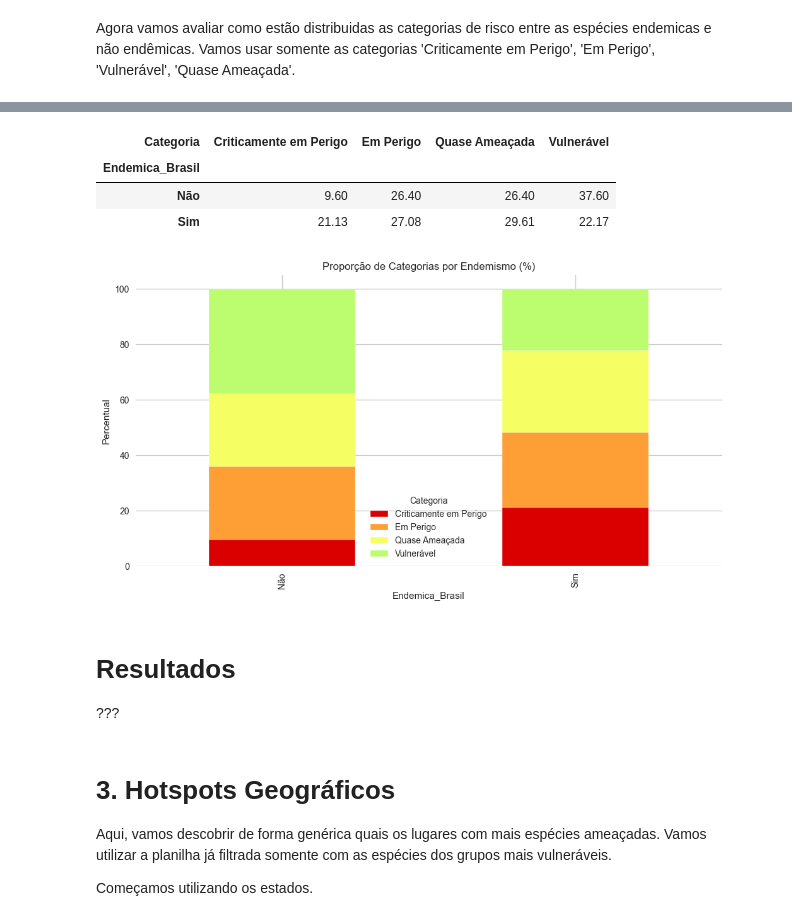
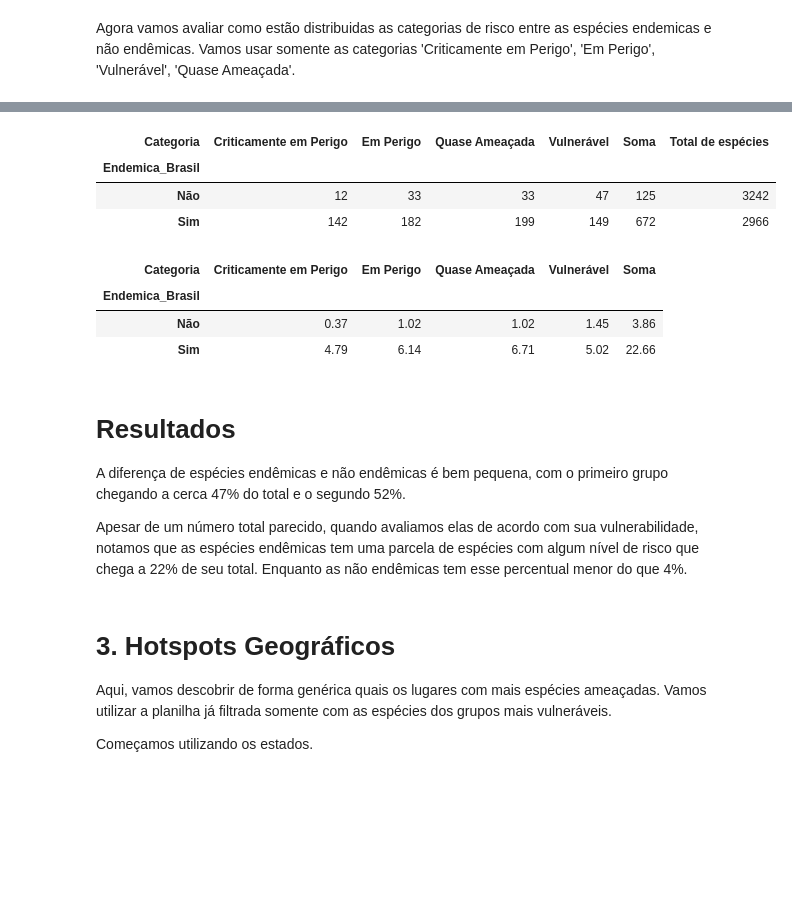
Before and after one commit to Carrascofs/analise-biodiversidade-mata-atlantica, a Jupyter notebook: notebooks/01_limpeza_e_exploracao.ipynb, the cells around one changed output, grey strips where cells are left out. Saved outputs shown, nothing was run; the diff lists cells and outputs as text; code cells hidden in the pictures; blank space fills up the shorter version.

```diff
--- a/notebooks/01_limpeza_e_exploracao.ipynb
+++ b/notebooks/01_limpeza_e_exploracao.ipynb
@@ -398,24 +379,34 @@ plt.show()
-# %%
-# percentuais de cada categoria entre espécies endêmicas e não endêmicas
-cross_tab_pct = (cross_tab_filtr.div(cross_tab_filtr.sum(axis=1), axis=0) * 100).round(2)
-cross_tab_pct
-# %% [output]
-| Categoria | Criticamente em Perigo | Em Perigo | Quase Ameaçada | Vulnerável |
-| Endemica_Brasil |  |  |  |  |
-| Não | 9.60 | 26.40 | 26.40 | 37.60 |
-| Sim | 21.13 | 27.08 | 29.61 | 22.17 |
-# %%
-colors = ["#DB0000", "#FD9F34", "#F5FF64", "#BBFD6F"]
-cross_tab_pct.plot(kind='bar', stacked=True, figsize=(12, 6), color=colors)
-plt.title('Proporção de Categorias por Endemismo (%)')
-plt.ylabel('Percentual')
-plt.show()
-# %% [output]
-[figure, removed]
+# %%
+# valores absolutos de cada categoria entre espécies endêmicas e não endêmicas
+categorias_principais = ['Criticamente em Perigo', 'Em Perigo', 'Vulnerável', 'Quase Ameaçada']
+df_endem_filtr = df_endem[df_endem['Categoria'].isin(categorias_principais)]
+cross_tab_filtr = pd.crosstab(df_endem_filtr['Endemica_Brasil'], df_endem_filtr['Categoria'])
+
+# adicionando colunas de soma e total de espécies para ter uma visão mais completa
+cross_tab_filtr ["Soma"] = cross_tab_filtr.iloc[:,:].sum(axis=1)
+cross_tab_filtr ["Total de espécies"] = df_endemismo['Frequencia'].values
+cross_tab_filtr
+# %% [output]
+| Categoria | Criticamente em Perigo | Em Perigo | Quase Ameaçada | Vulnerável | Soma | Total de espécies |
+| Endemica_Brasil |  |  |  |  |  |  |
+| Não | 12 | 33 | 33 | 47 | 125 | 3242 |
+| Sim | 142 | 182 | 199 | 149 | 672 | 2966 |
+# %%
+# agora vamos calcular o percentual relativo das espécies em risco em relação ao total de espécies endêmicas e não endêmicas
+percentual_relativo = (cross_tab_filtr.iloc[:,:-1].div(cross_tab_filtr['Total de espécies'], axis=0) * 100).round(2)
+
+percentual_relativo
+# %% [output]
+| Categoria | Criticamente em Perigo | Em Perigo | Quase Ameaçada | Vulnerável | Soma |
+| Endemica_Brasil |  |  |  |  |  |
+| Não | 0.37 | 1.02 | 1.02 | 1.45 | 3.86 |
+| Sim | 4.79 | 6.14 | 6.71 | 5.02 | 22.66 |
 # %% [markdown]
 # Resultados
 
-???
+A diferença de espécies endêmicas e não endêmicas é bem pequena, com o primeiro grupo chegando a cerca 47% do total e o segundo 52%.
+
+Apesar de um número total parecido, quando avaliamos elas de acordo com sua vulnerabilidade, notamos que as espécies endêmicas tem uma parcela de espécies com algum nível de risco que chega a 22% de seu total. Enquanto as não endêmicas tem esse percentual menor do que 4%.
 # %% [markdown]
 # 3. Hotspots Geográficos
 
```
Also changed, not shown: parts of 5 cells of this notebook, 1 other file.
